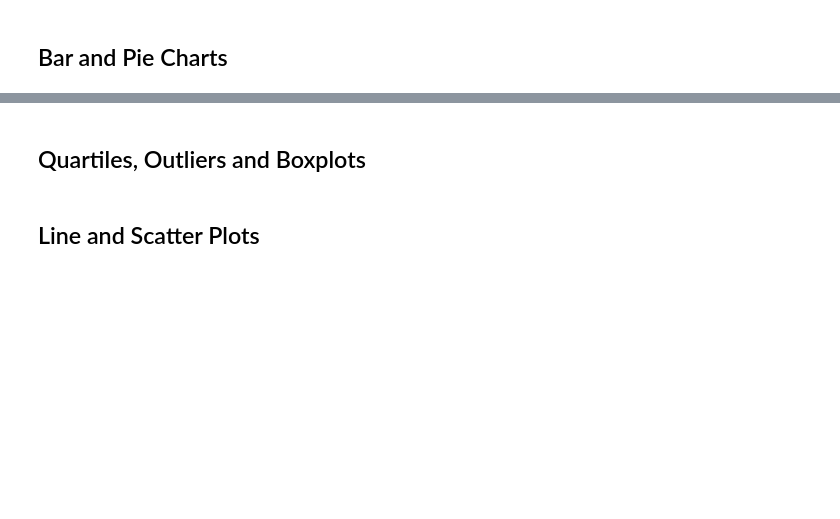
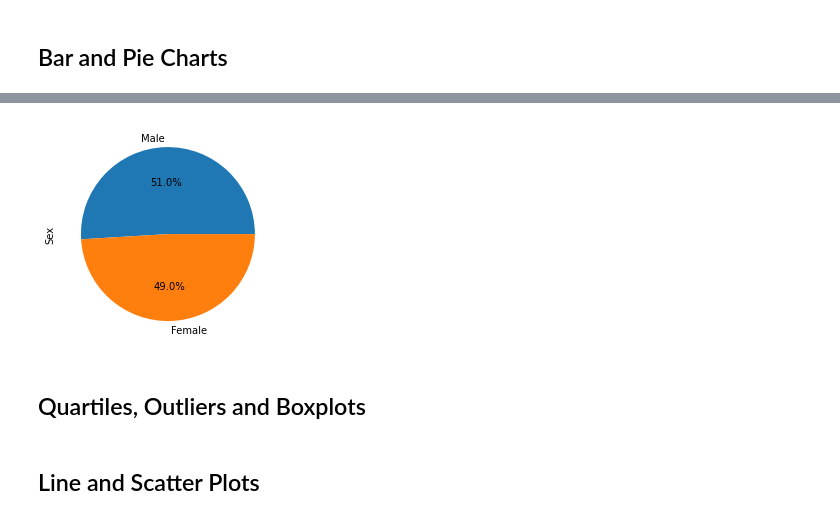
Before and after one commit to bjwlknsn/Power-of-Plots, a Jupyter notebook: pymaceuticals.ipynb, the cells around one changed output, grey strips where cells are left out. Saved outputs shown, nothing was run; the diff lists cells and outputs as text; code cells hidden in the pictures; blank space fills up the shorter version.

```diff
--- a/pymaceuticals.ipynb
+++ b/pymaceuticals.ipynb
@@ -80,5 +172,13 @@ number_mice2
 # %%
 # Generate a pie plot showing the distribution of female versus male mice using pyplot
+
+plot = gender_df.plot.pie(autopct="%1.1f%%")
+labels = ['Female', 'Male']
+sizes = [49, 51]
+plt.ylabel('Sex')
+plt.show()
+# %% [output]
+[figure, added]
 # %% [markdown]
 ## Quartiles, Outliers and Boxplots
 # %%
```
Also changed, not shown: parts of 9 cells of this notebook.
